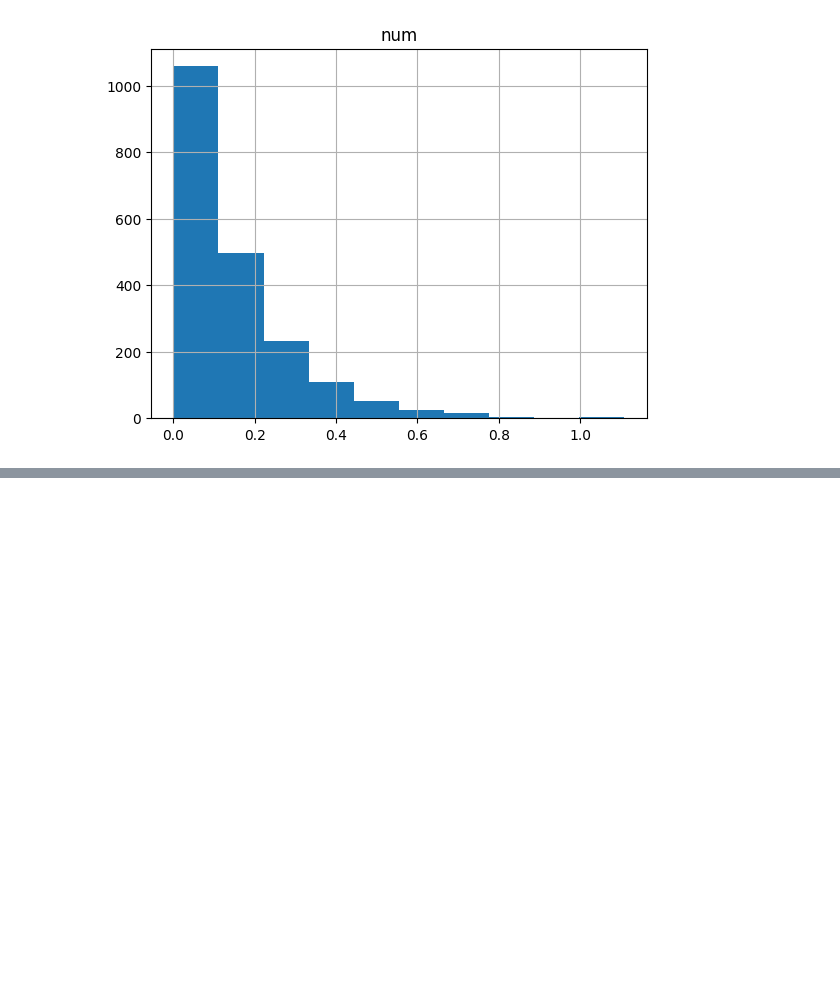
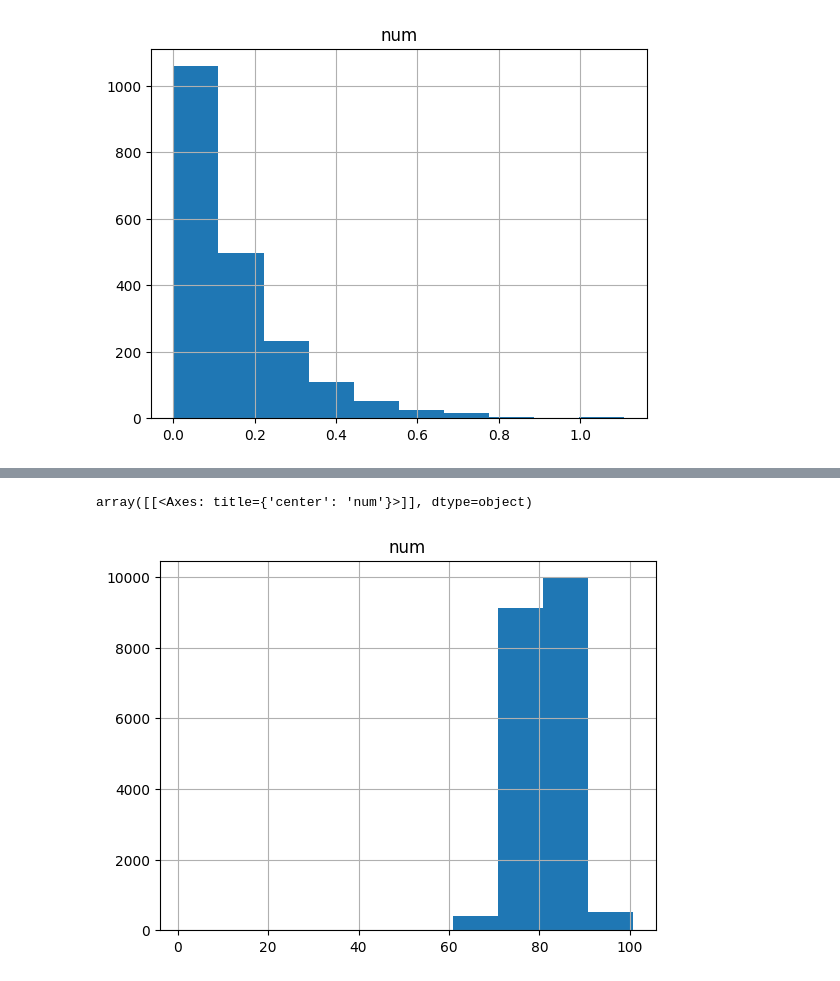
Before and after one commit to uayeb25/teoria_viernes_21feb_2025, a Jupyter notebook: distribucion.ipynb, the cells around one changed output, grey strips where cells are left out. Drawn from its saved outputs; the diff is of its cells as text; code cells hidden in the pictures; blank space fills up the shorter version.

```diff
--- a/distribucion.ipynb
+++ b/distribucion.ipynb
@@ -52,3 +52,11 @@ media = 80
 desv_std = 5
 
 a, b = ( min_val - media ) / desv_std, ( max_val - media) / desv_std
+# %%
+muestras = truncnorm.rvs( a , b , loc=media, scale=desv_std, size=20000)
+# %%
+muestras = np.append(muestras, 1)
+# %%
+df = pd.DataFrame({
+    "num": muestras
+})
@@ -54,0 +75,5 @@ a, b = ( min_val - media ) / desv_std, ( max_val - media) / desv_std
+# %%
+df.hist()
+# %% [output]
+array([[<Axes: title={'center': 'num'}>]], dtype=object)
+[figure, added]
```
Also changed, not shown: parts of 2 cells of this notebook, 1 other file.
